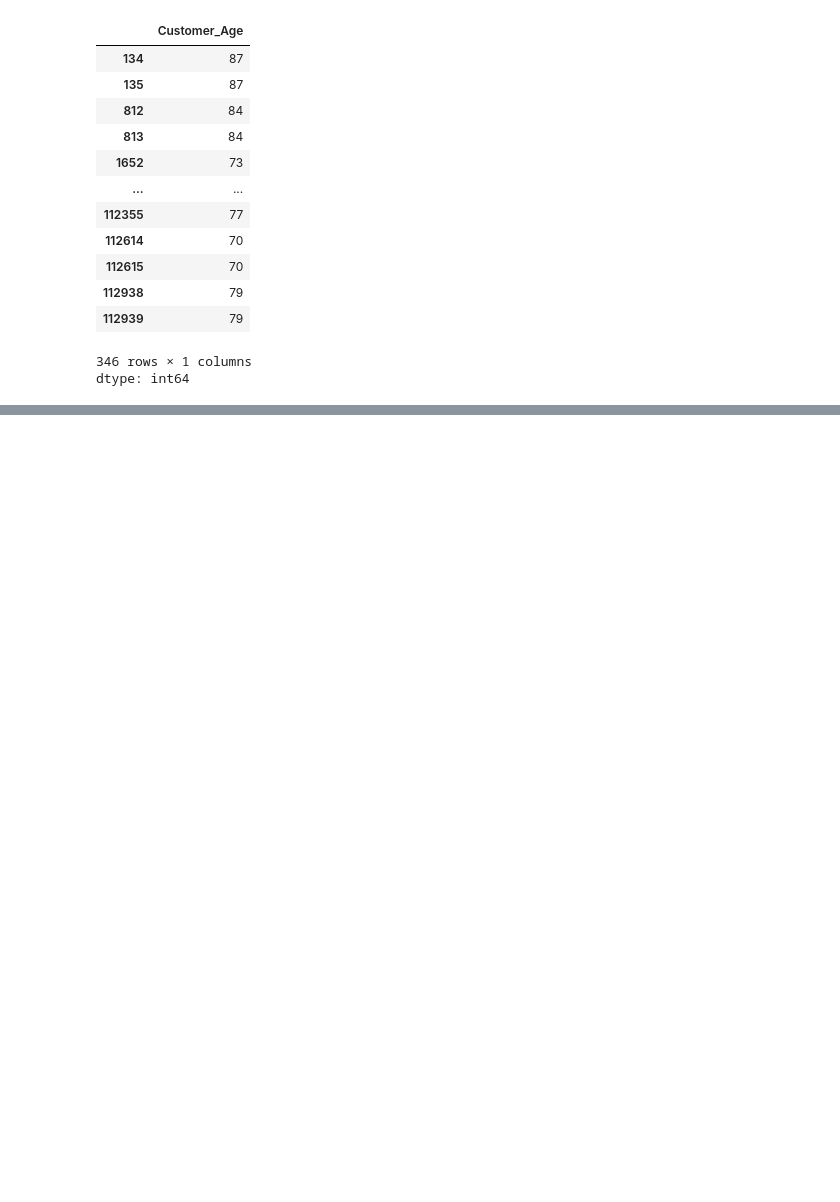
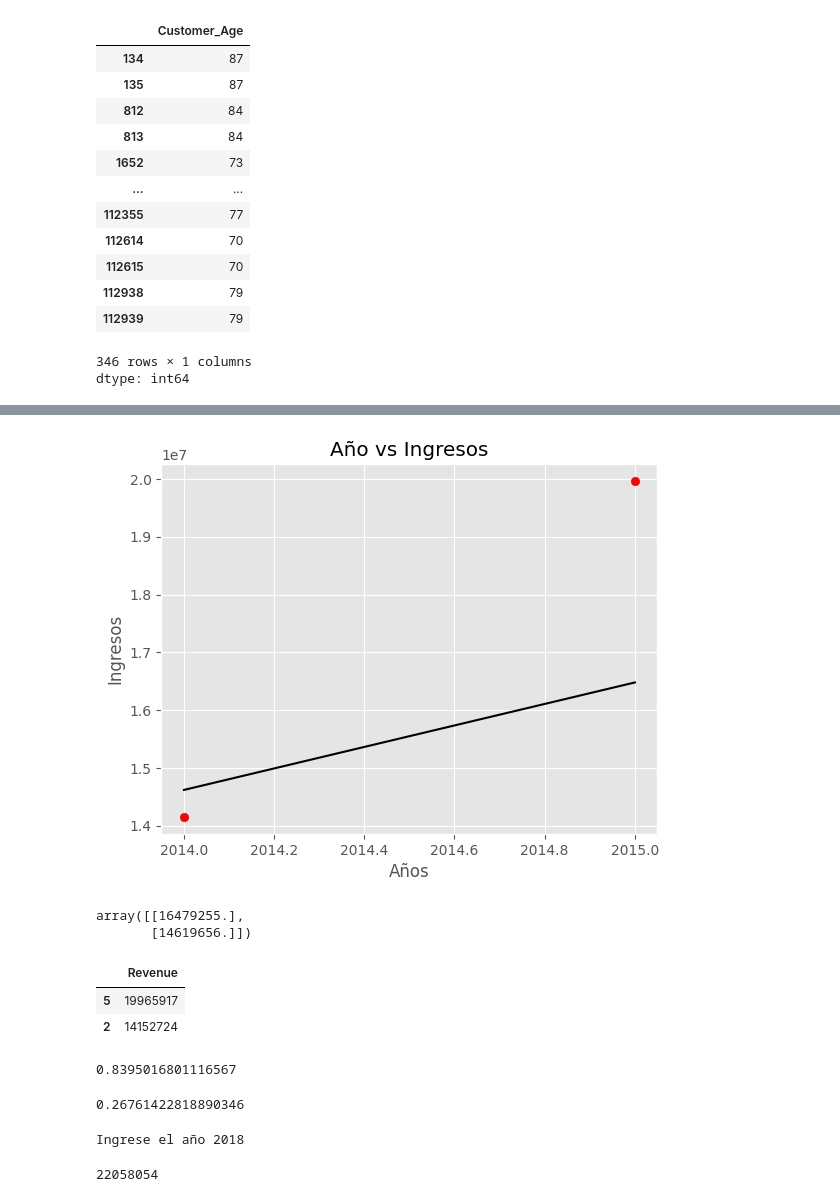
Before and after one commit to hectorlehmann/data_science_1, a Jupyter notebook: ProyectoDS_parte1_Hector_Lehmann.ipynb, the cells around one changed output, grey strips where cells are left out. Cells and saved outputs as stored; diff of their text form; code cells hidden in the pictures; blank space fills up the shorter version.

```diff
--- a/ProyectoDS_parte1_Hector_Lehmann.ipynb
+++ b/ProyectoDS_parte1_Hector_Lehmann.ipynb
@@ -782,0 +886,44 @@ dtype: int64
+# %%
+viz_test = plt
+viz_test.scatter(X1_test, y1_test, color = 'red')
+viz_test.plot(X1_test, regressor.predict(X1_test), color = 'black')
+viz_train.title('Año vs Ingresos')
+viz_train.xlabel('Años')
+viz_train.ylabel('Ingresos')
+viz_test.show()
+# %% [output]
+[figure, added]
+# %%
+y_pred = regressor.predict(X1_test)
+y_pred.round(0)
+# %% [output]
+array([[16479255.],
+       [14619656.]])
+# %%
+y1_test
+# %% [output]
+|  | Revenue |
+| 5 | 19965917 |
+| 2 | 14152724 |
+# %%
+regressor.score(X1_train, y1_train)
+# %% [output]
+0.8395016801116567
+# %%
+regressor.score(X1_test, y1_test)
+# %% [output]
+0.26761422818890346
+# %%
+#Input para ingresar la edad que tiene el usuario
+Año_ingreso = int(input('Ingrese el año '))
+
+#Predicción del salario que estaria ganando la persona segun la edad digitada.
+user_revenue = regressor.predict(np.array([Año_ingreso]).reshape(-1, 1))
+#user_salary = regressor.predict([age_experience])
+
+#Se convierte la prediccion del salario en entero para no trabajar con decimales
+user_revenue = int(user_revenue)
+user_revenue
+# %% [output]
+Ingrese el año 2018
+22058054
```
Also changed, not shown: parts of 28 cells of this notebook.
